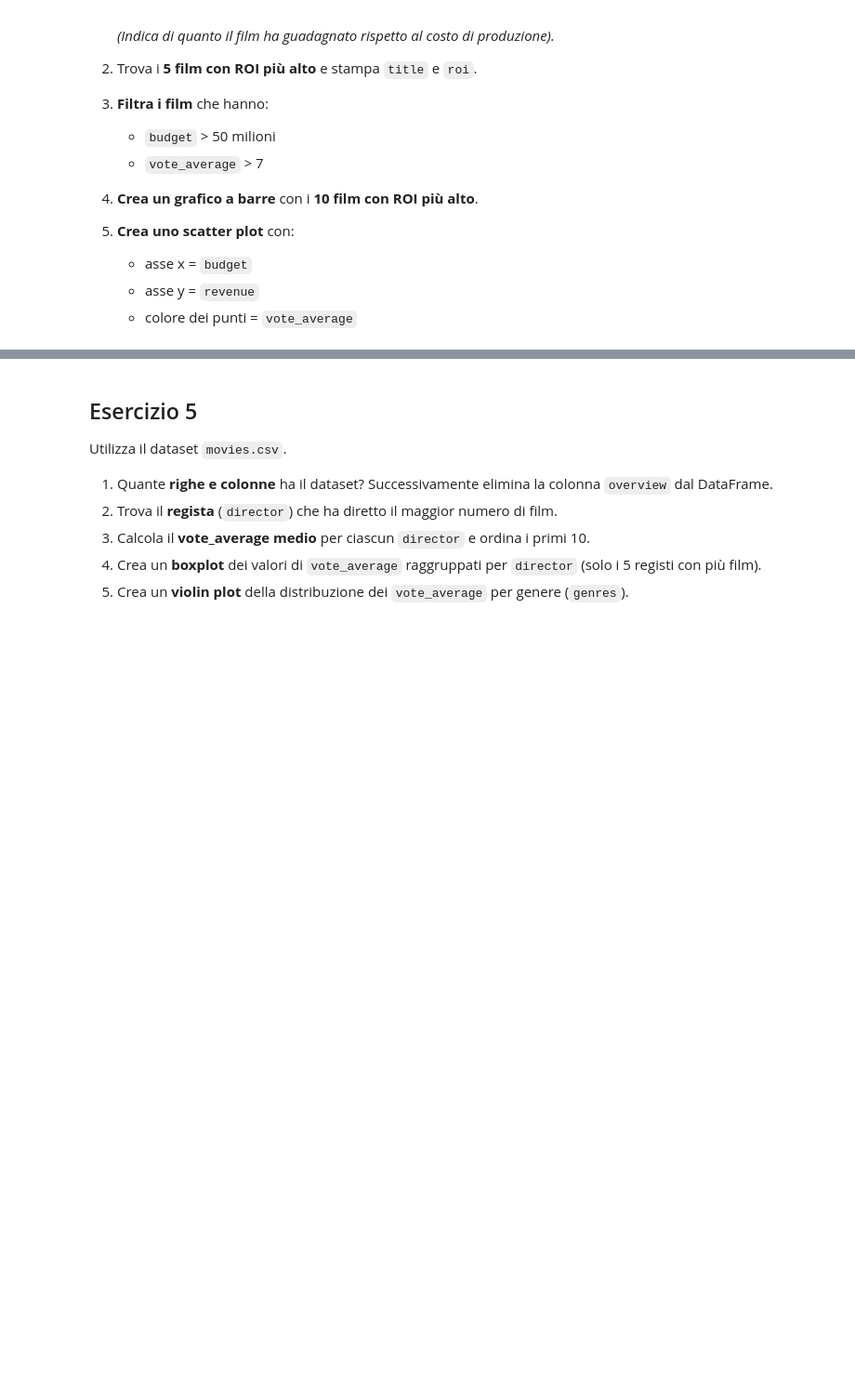
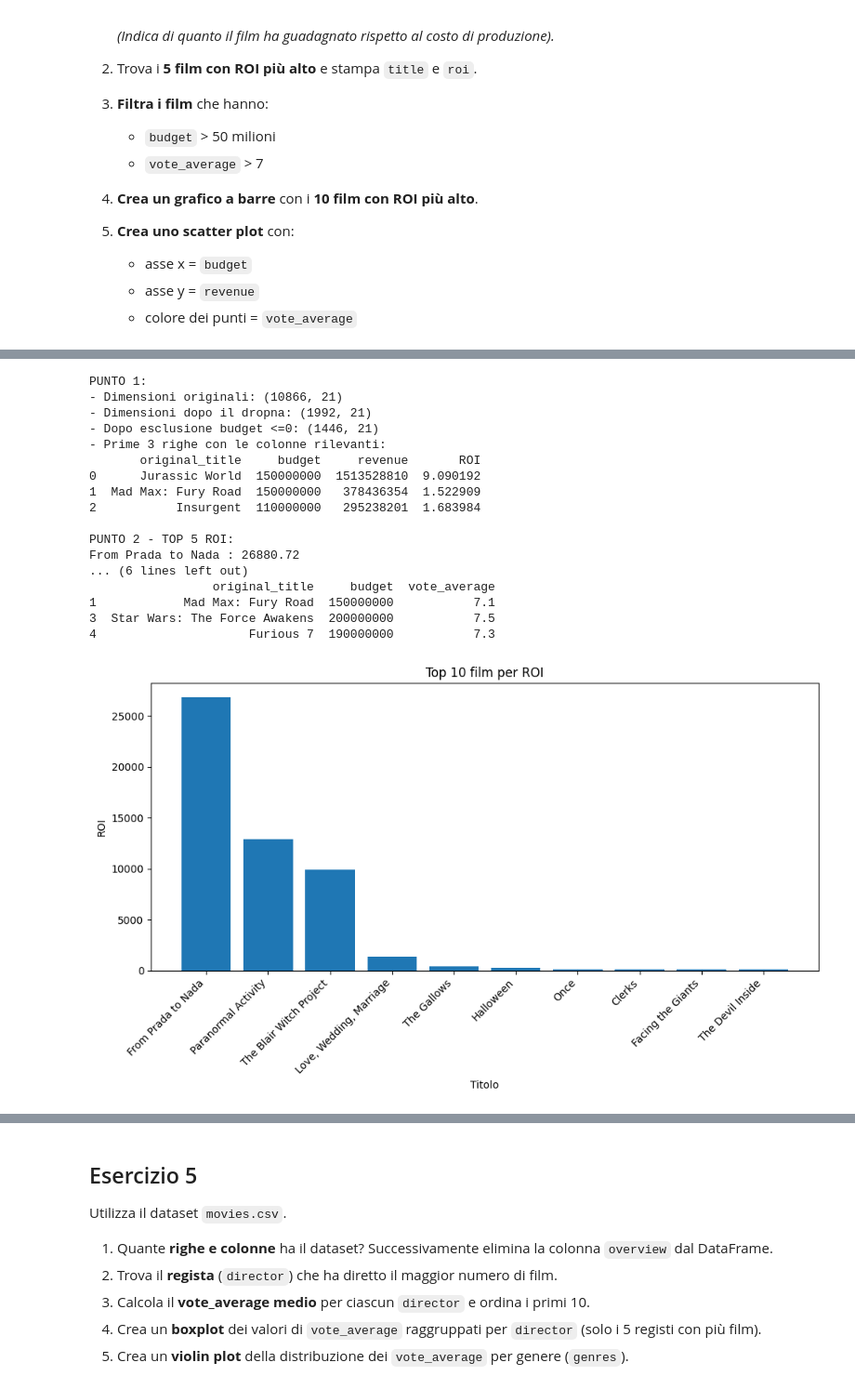
Before and after one commit to s266112/Programming_Lab-2_PY-, a Jupyter notebook: 2026/Esame anni passati/Appello 3 (Sess INV) 28-8-25/esame28_agosto.ipynb, the cells around one changed output, grey strips where cells are left out. Shown at 93% size. Cells and saved outputs as stored; diff of their text form; code cells hidden in the pictures; blank space fills up the shorter version.

```diff
--- a/2026/Esame anni passati/Appello 3 (Sess INV) 28-8-25/esame28_agosto.ipynb
+++ b/2026/Esame anni passati/Appello 3 (Sess INV) 28-8-25/esame28_agosto.ipynb
@@ -91,0 +273,79 @@ Utilizza il dataset `movies.csv` (contenente colonne come `title`, `budget`, `re
+# %%
+import pandas as pd
+import matplotlib.pyplot as plt
+
+# 1. Carico il datset, elimino i NaN e creo i ROI
+df = pd.read_csv('movies.csv')
+print ("PUNTO 1: ")
+print ("- Dimensioni originali:", df.shape)
+
+# Elimino le righe con qualsiasi NaN
+df = df.dropna()
+print ("- Dimensioni dopo il dropna:", df.shape)
+
+# Escludo i film con budget <= 0 (altrimenti ROI infinito)
+df = df[df['budget'] > 0]
+print ("- Dopo esclusione budget <=0:", df.shape)
+
+# Creo la colonna ROI
+df ['ROI'] = (df ['revenue'] - df ['budget']) / df ['budget']
+print ("- Prime 3 righe con le colonne rilevanti:")
+print (df[['original_title', 'budget', 'revenue', 'ROI']].head(3))
+
+
+# 2. 5 Film con ROI più alto
+top_5 = df.nlargest (5, 'ROI')
+print ("\nPUNTO 2 - TOP 5 ROI:")
+for _, row in top_5.iterrows():
+    print (f"{row['original_title']} : {row['ROI']:.2f}")
+
+
+# 3. Filtro budget > 50M e vote_average > 7
+filtro = df[(df['budget'] > 50_000_000) & (df['vote_average'] > 7)]
+print (f"\nPUNTO 3 - Film con budget > 50M e voto > 7: {len(filtro)}")
+if len(filtro) > 0:
+    print (filtro[['original_title', 'budget', 'vote_average']].head(3))
+else:
+    print ("Nessun film soddisfa i criteri.")
+
+
+# 4. Grafico a barre dei top 10 ROI
+top_10 = df.nlargest(10, 'ROI')
+plt.figure (figsize = (10, 6))
+plt.bar (top_10 ['original_title'], top_10 ['ROI'])
+plt.xticks (rotation = 45, ha = 'right')
+plt.xlabel ('Titolo')
+plt.ylabel ('ROI')
+plt.title ('Top 10 film per ROI')
+plt.tight_layout ()
+plt.show
+
+
+# 5. Scatter plot budget vs revenue, colore = vote_average
+plt.figure(figsize=(10,6))
+sc = plt.scatter(df['budget'], df['revenue'], c=df['vote_average'], alpha=0.6)
+plt.colorbar(sc, label='Voto medio')
+plt.xlabel('Budget (dollari)')
+plt.ylabel('Revenue (dollari)')
+plt.title('Budget vs Revenue (colore = voto medio)')
+plt.grid(True, linestyle='--', alpha=0.5)
+plt.show()
+# %% [output]
+PUNTO 1:
+- Dimensioni originali: (10866, 21)
+- Dimensioni dopo il dropna: (1992, 21)
+- Dopo esclusione budget <=0: (1446, 21)
+- Prime 3 righe con le colonne rilevanti:
+       original_title     budget     revenue       ROI
+0      Jurassic World  150000000  1513528810  9.090192
+1  Mad Max: Fury Road  150000000   378436354  1.522909
+2           Insurgent  110000000   295238201  1.683984
+
+PUNTO 2 - TOP 5 ROI:
+From Prada to Nada : 26880.72
+... (6 lines left out)
+                 original_title     budget  vote_average
+1            Mad Max: Fury Road  150000000           7.1
+3  Star Wars: The Force Awakens  200000000           7.5
+4                     Furious 7  190000000           7.3
+[figure, added]
```
Also changed, not shown: parts of 12 cells of this notebook.
